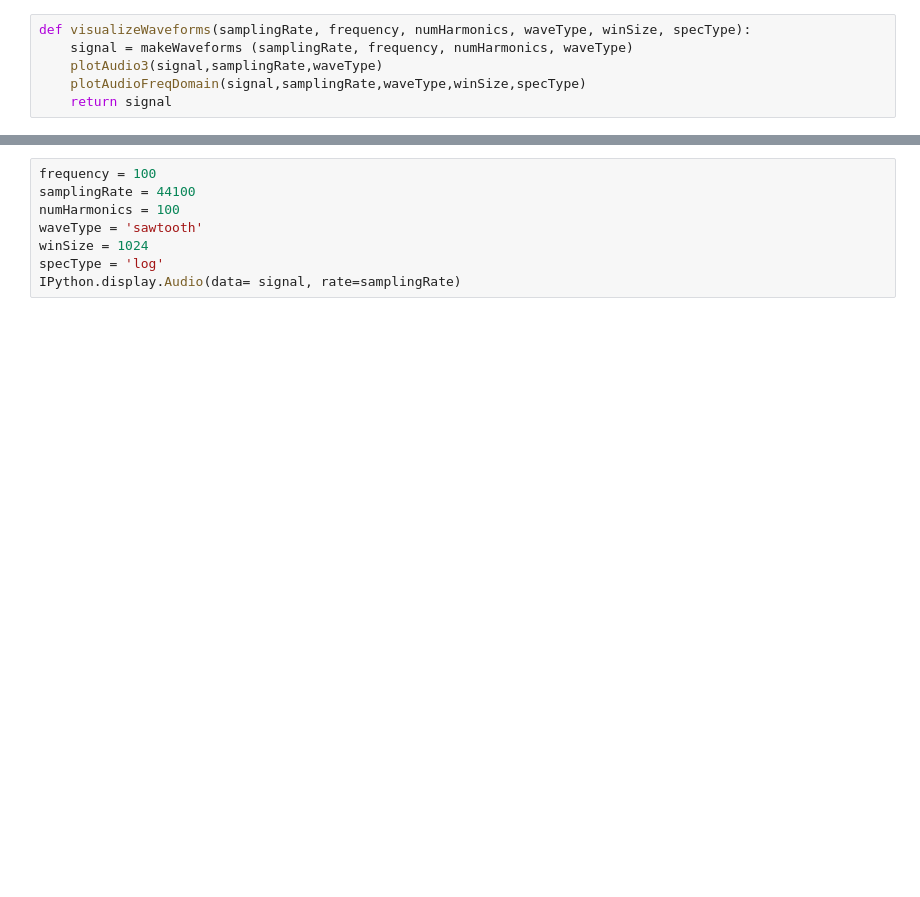
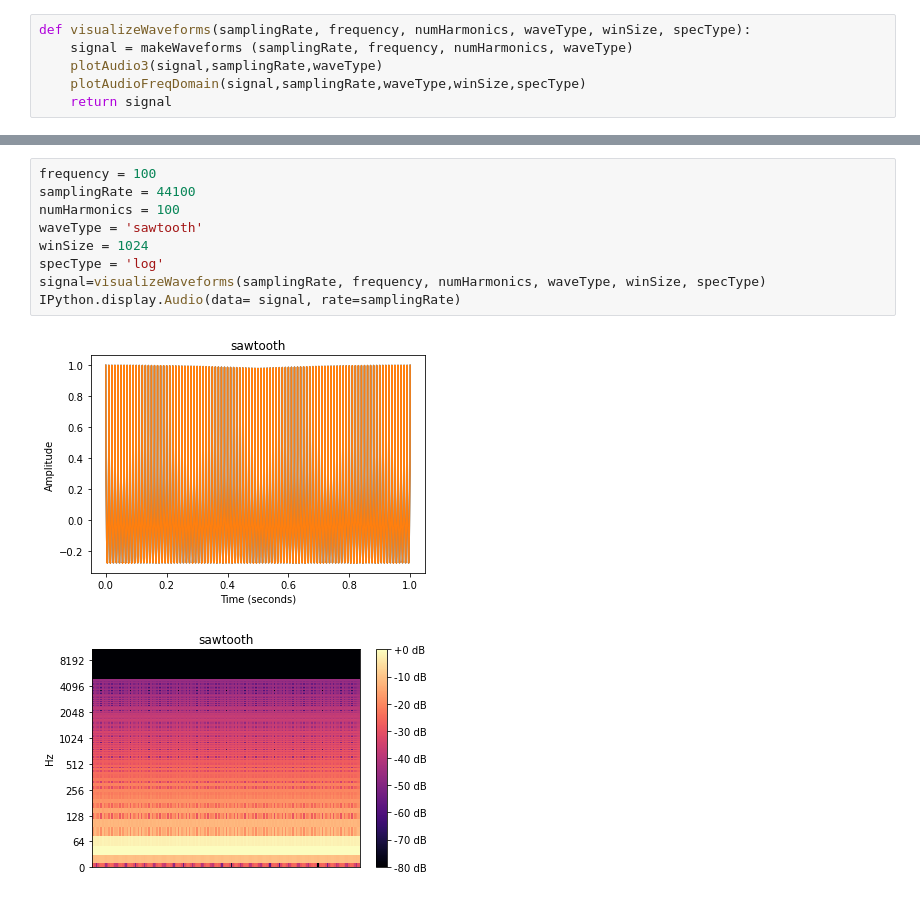
Before and after one commit to JaylenBri/imc2021-JaylenBrissett, a Jupyter notebook: Lab Assignments/Lab 4 Brissett.ipynb, the cells around one changed output, grey strips where cells are left out. Saved outputs shown, nothing was run; the diff lists cells and outputs as text; blank space fills up the shorter version.

```diff
--- a/Lab Assignments/Lab 4 Brissett.ipynb
+++ b/Lab Assignments/Lab 4 Brissett.ipynb
@@ -101,10 +101,13 @@ IPython.display.Audio(data= signal, rate=samplingRate)
 # %%
 frequency = 100
 samplingRate = 44100
 numHarmonics = 100
 waveType = 'sawtooth'
 winSize = 1024
 specType = 'log'
+signal=visualizeWaveforms(samplingRate, frequency, numHarmonics, waveType, winSize, specType)
 IPython.display.Audio(data= signal, rate=samplingRate)
 # %% [output]
+[figure, added]
+[figure, added]
 [interactive output not drawn]
```
Also changed, not shown: parts of 1 cell of this notebook.
